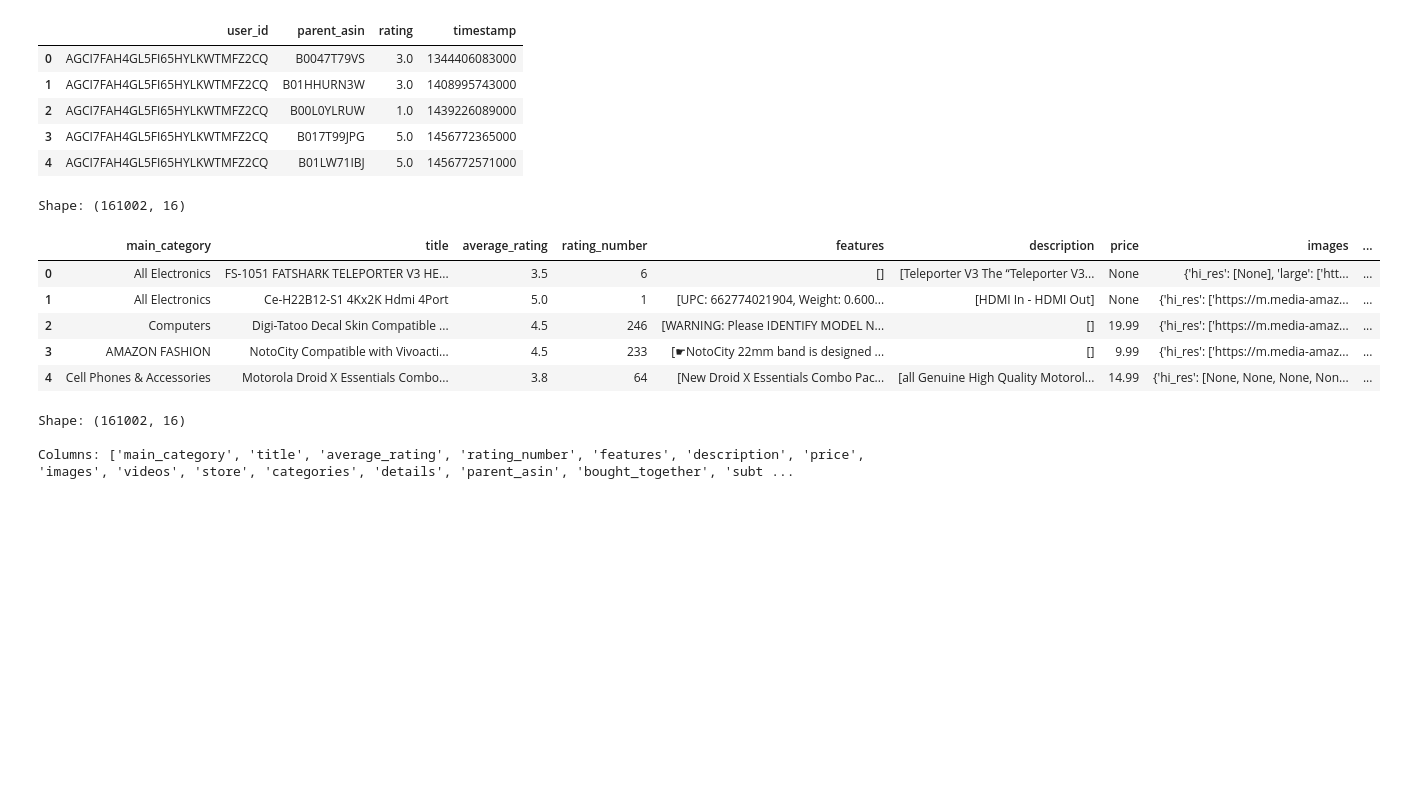
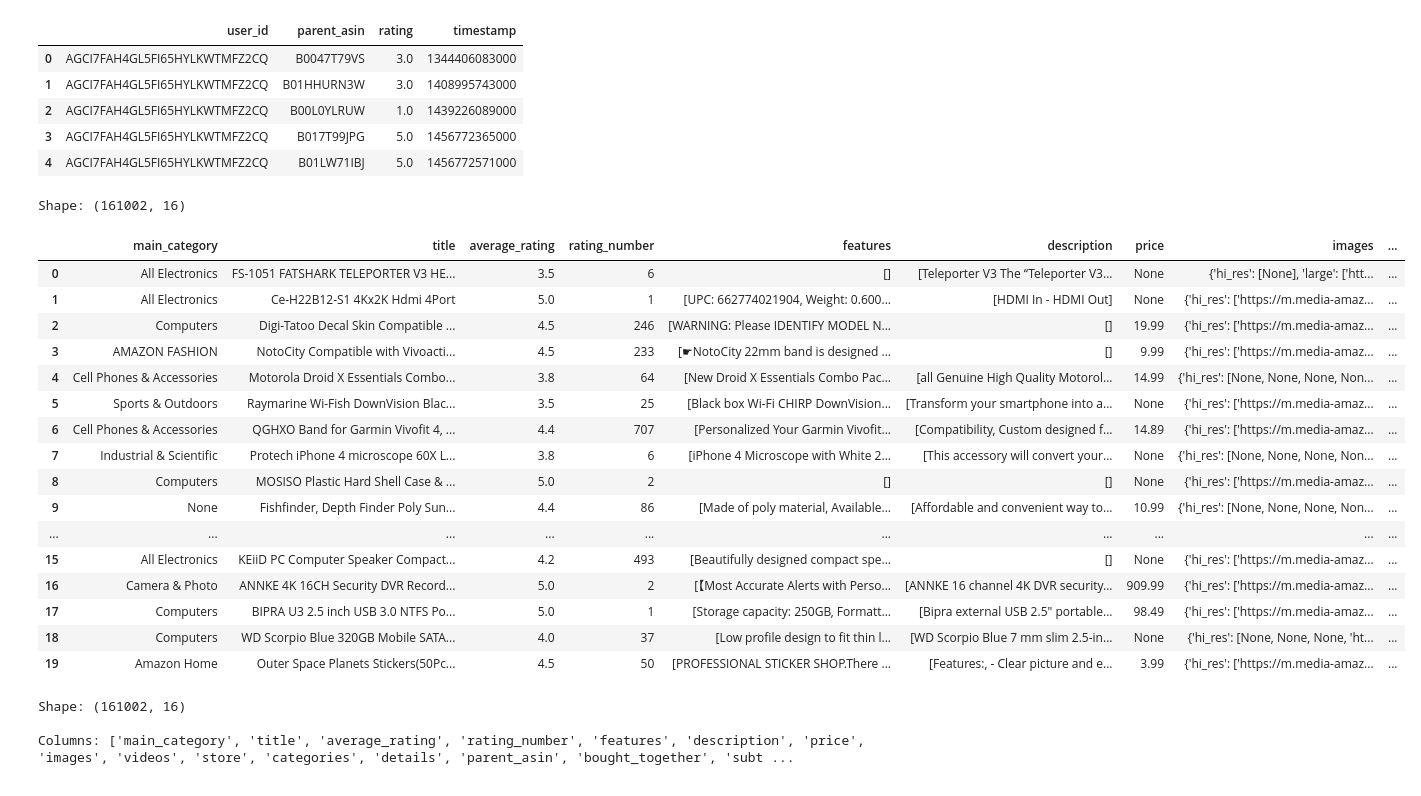
Before and after one commit to satyamkarn100-ctrl/Neural-Recommendation-Personalization-Engine, a Jupyter notebook: 01_EDA.ipynb, the cells around one changed output. Cells and saved outputs as stored; diff of their text form; code cells hidden in the pictures; blank space fills up the shorter version.

```diff
--- a/01_EDA.ipynb
+++ b/01_EDA.ipynb
@@ -81,18 +81,29 @@ Unique Products: 368228
 # %%
 url2 = "https://huggingface.co/datasets/McAuley-Lab/Amazon-Reviews-2023/resolve/main/raw_meta_Electronics/full-00000-of-00010.parquet"
 
 meta = pd.read_parquet(url2)
 
 print("Shape:", meta.shape)
-meta.head()
+meta.head(20)
 # %% [output]
 Shape: (161002, 16)
 |  | main_category | title | average_rating | rating_number | features | description | price | images | ... |
 | 0 | All Electronics | FS-1051 FATSHARK TELEPORTER V3 HE... | 3.5 | 6 | [] | [Teleporter V3 The “Teleporter V3... | None | {'hi_res': [None], 'large': ['htt... | ... |
 | 1 | All Electronics | Ce-H22B12-S1 4Kx2K Hdmi 4Port | 5.0 | 1 | [UPC: 662774021904, Weight: 0.600... | [HDMI In - HDMI Out] | None | {'hi_res': ['https://m.media-amaz... | ... |
 | 2 | Computers | Digi-Tatoo Decal Skin Compatible ... | 4.5 | 246 | [WARNING: Please IDENTIFY MODEL N... | [] | 19.99 | {'hi_res': ['https://m.media-amaz... | ... |
 | 3 | AMAZON FASHION | NotoCity Compatible with Vivoacti... | 4.5 | 233 | [☛NotoCity 22mm band is designed ... | [] | 9.99 | {'hi_res': ['https://m.media-amaz... | ... |
 | 4 | Cell Phones & Accessories | Motorola Droid X Essentials Combo... | 3.8 | 64 | [New Droid X Essentials Combo Pac... | [all Genuine High Quality Motorol... | 14.99 | {'hi_res': [None, None, None, Non... | ... |
+| 5 | Sports & Outdoors | Raymarine Wi-Fish DownVision Blac... | 3.5 | 25 | [Black box Wi-Fi CHIRP DownVision... | [Transform your smartphone into a... | None | {'hi_res': ['https://m.media-amaz... | ... |
+| 6 | Cell Phones & Accessories | QGHXO Band for Garmin Vivofit 4, ... | 4.4 | 707 | [Personalized Your Garmin Vivofit... | [Compatibility, Custom designed f... | 14.89 | {'hi_res': ['https://m.media-amaz... | ... |
+| 7 | Industrial & Scientific | Protech iPhone 4 microscope 60X L... | 3.8 | 6 | [iPhone 4 Microscope with White 2... | [This accessory will convert your... | None | {'hi_res': [None, None, None, Non... | ... |
+| 8 | Computers | MOSISO Plastic Hard Shell Case & ... | 5.0 | 2 | [] | [] | None | {'hi_res': ['https://m.media-amaz... | ... |
+| 9 | None | Fishfinder, Depth Finder Poly Sun... | 4.4 | 86 | [Made of poly material, Available... | [Affordable and convenient way to... | 10.99 | {'hi_res': [None, None, None, Non... | ... |
+| ... | ... | ... | ... | ... | ... | ... | ... | ... | ... |
+| 15 | All Electronics | KEiiD PC Computer Speaker Compact... | 4.2 | 493 | [Beautifully designed compact spe... | [] | None | {'hi_res': ['https://m.media-amaz... | ... |
+| 16 | Camera & Photo | ANNKE 4K 16CH Security DVR Record... | 5.0 | 2 | [【Most Accurate Alerts with Perso... | [ANNKE 16 channel 4K DVR security... | 909.99 | {'hi_res': ['https://m.media-amaz... | ... |
+| 17 | Computers | BIPRA U3 2.5 inch USB 3.0 NTFS Po... | 5.0 | 1 | [Storage capacity: 250GB, Formatt... | [Bipra external USB 2.5" portable... | 98.49 | {'hi_res': ['https://m.media-amaz... | ... |
+| 18 | Computers | WD Scorpio Blue 320GB Mobile SATA... | 4.0 | 37 | [Low profile design to fit thin l... | [WD Scorpio Blue 7 mm slim 2.5-in... | None | {'hi_res': [None, None, None, 'ht... | ... |
+| 19 | Amazon Home | Outer Space Planets Stickers(50Pc... | 4.5 | 50 | [PROFESSIONAL STICKER SHOP.There ... | [Features:, - Clear picture and e... | 3.99 | {'hi_res': ['https://m.media-amaz... | ... |
 # %%
 print('Shape:',meta.shape)
 print("\nColumns:",meta.columns.tolist())
```
Also changed, not shown: parts of 4 cells of this notebook.
